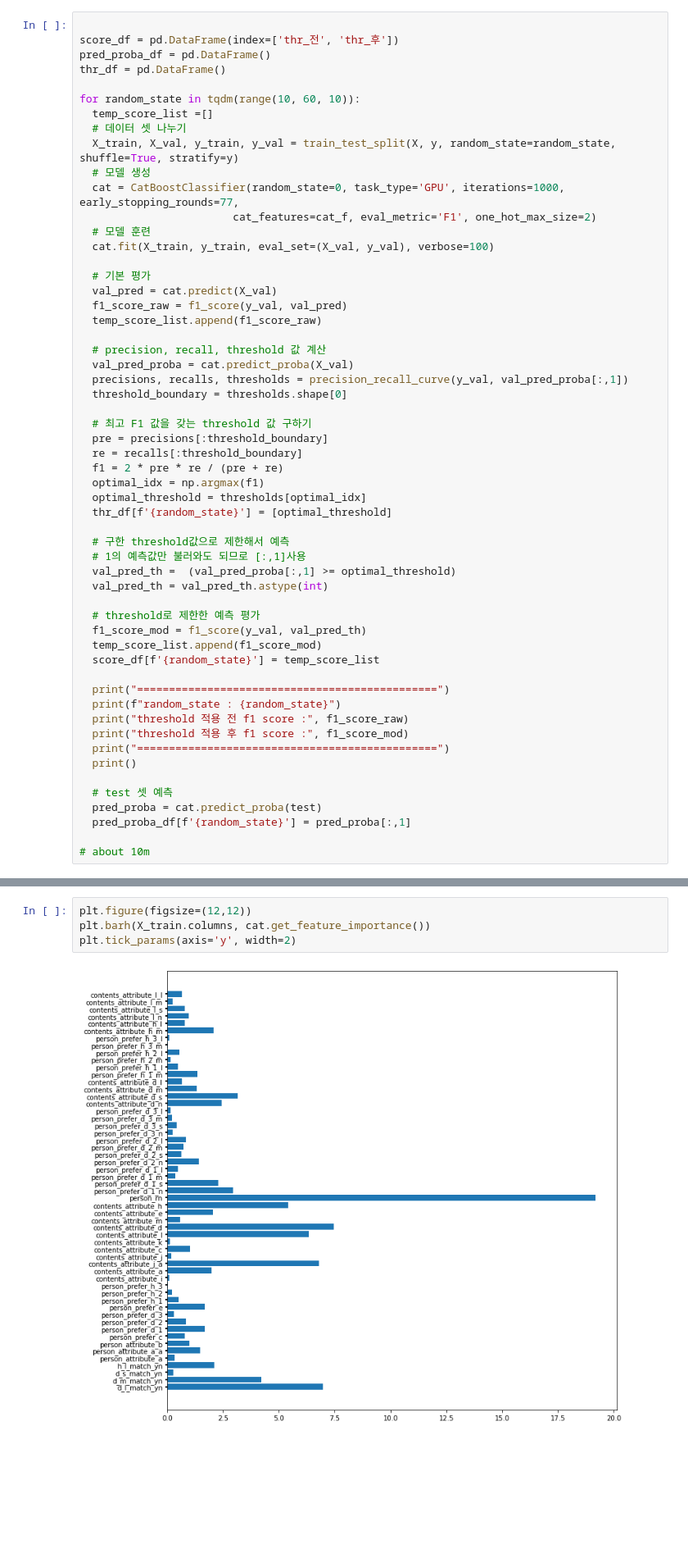
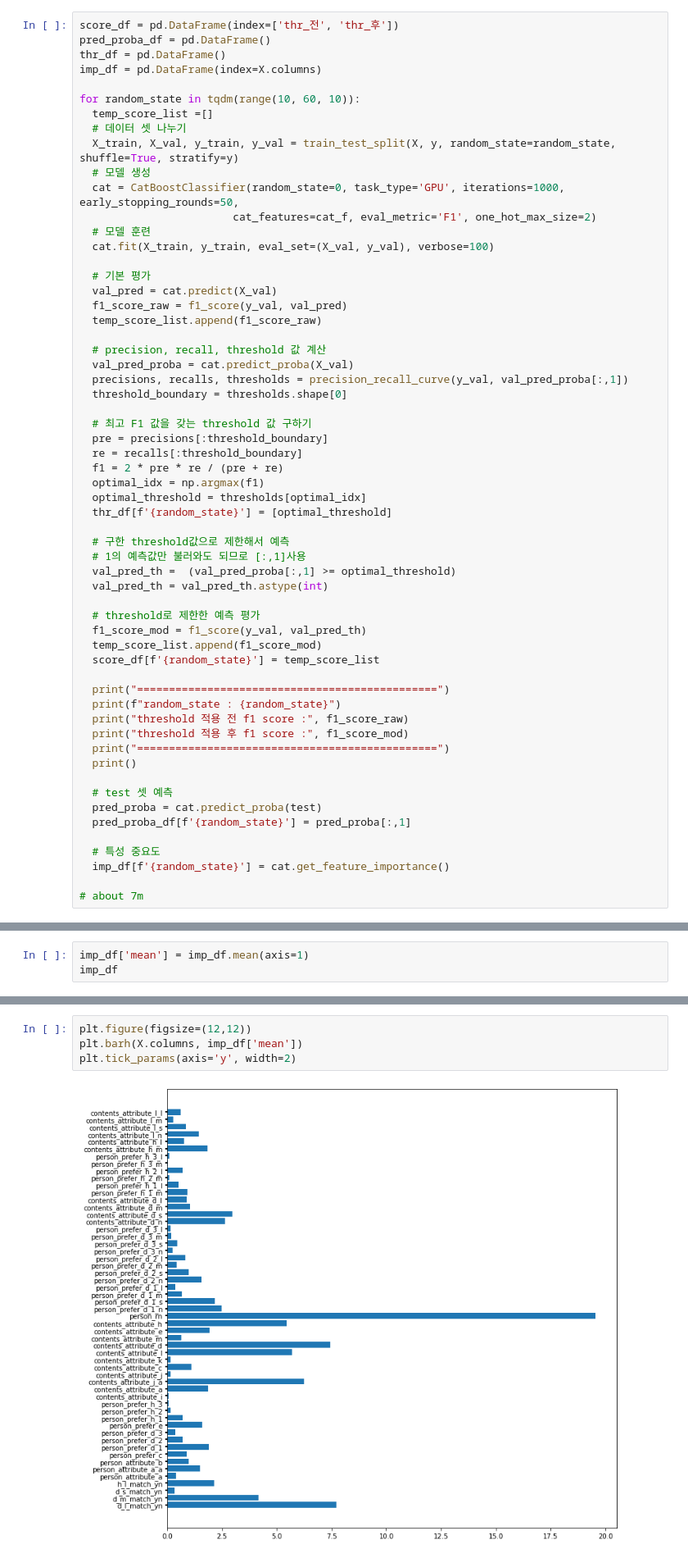
Before and after one commit to kbjung/Dacon, a Jupyter notebook: TP2(잡케어)/03_모델선정및개선/03-04_catboost_ver5.8.1.ipynb, the cells around one changed output, grey strips where cells are left out. Shown at 82% size. Drawn from its saved outputs; the diff is of its cells as text; blank space fills up the shorter version.

Commit message:
특성중요도/cat/data2, 7특성제거, rd:5/ohe=2이하,early=50/pb_thr
+ 7특성 제거
 - id, contents_open_dt, person_attribute_f, person_attribute_g
 - contents_rn
 - h_m_match_yn, h_s_match_yn
+ 특성중요도 확인

```diff
--- a/TP2(잡케어)/03_모델선정및개선/03-04_catboost_ver5.8.1.ipynb
+++ b/TP2(잡케어)/03_모델선정및개선/03-04_catboost_ver5.8.1.ipynb
@@ -256,17 +256,17 @@ y.shape
 # %% [markdown]
 # 모델 훈련/예측
 # %%
-
 score_df = pd.DataFrame(index=['thr_전', 'thr_후'])
 pred_proba_df = pd.DataFrame()
 thr_df = pd.DataFrame()
+imp_df = pd.DataFrame(index=X.columns)
 
 for random_state in tqdm(range(10, 60, 10)):
   temp_score_list =[]
   # 데이터 셋 나누기
   X_train, X_val, y_train, y_val = train_test_split(X, y, random_state=random_state, shuffle=True, stratify=y)
   # 모델 생성
-  cat = CatBoostClassifier(random_state=0, task_type='GPU', iterations=1000, early_stopping_rounds=77,
+  cat = CatBoostClassifier(random_state=0, task_type='GPU', iterations=1000, early_stopping_rounds=50,
                         cat_features=cat_f, eval_metric='F1', one_hot_max_size=2)
   # 모델 훈련
   cat.fit(X_train, y_train, eval_set=(X_val, y_val), verbose=100)
@@ -310,6 +310,9 @@ for random_state in tqdm(range(10, 60, 10)):
   pred_proba = cat.predict_proba(test)
   pred_proba_df[f'{random_state}'] = pred_proba[:,1]
 
-# about 10m
+  # 특성 중요도
+  imp_df[f'{random_state}'] = cat.get_feature_importance()
+
+# about 7m
 # %% [output]
 Learning rate set to 0.043012
@@ -388,0 +407,3 @@ threshold 적용 후 f1 score : 0.7100849988513669
+# %%
+imp_df['mean'] = imp_df.mean(axis=1)
+imp_df
@@ -409,6 +430,6 @@ len(cat.get_feature_importance())
 # %%
 plt.figure(figsize=(12,12))
-plt.barh(X_train.columns, cat.get_feature_importance())
+plt.barh(X.columns, imp_df['mean'])
 plt.tick_params(axis='y', width=2)
 # %% [output]
-[figure, old version]
+[figure, new version]
```
Also changed, not shown: parts of 14 cells of this notebook, 1 other file.
